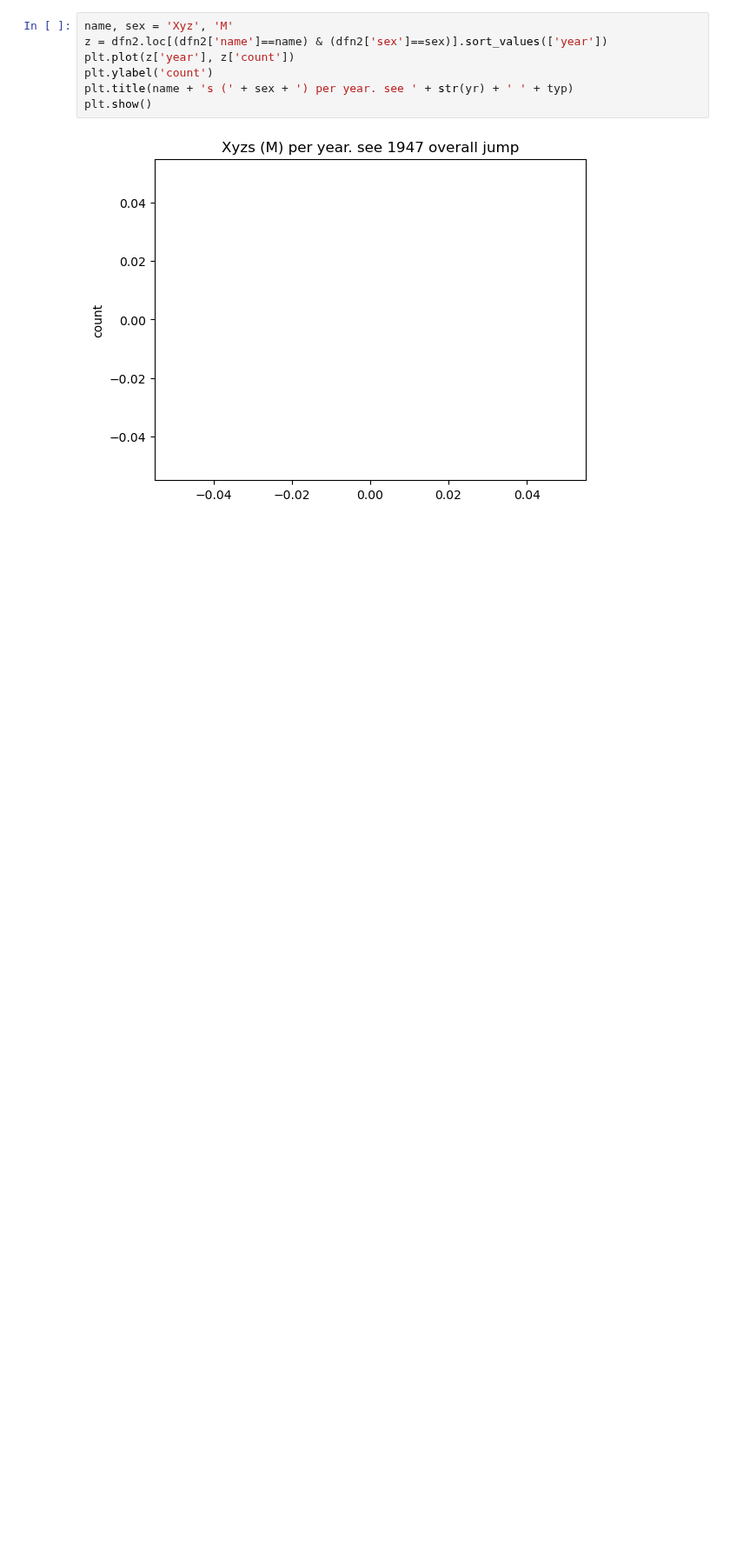
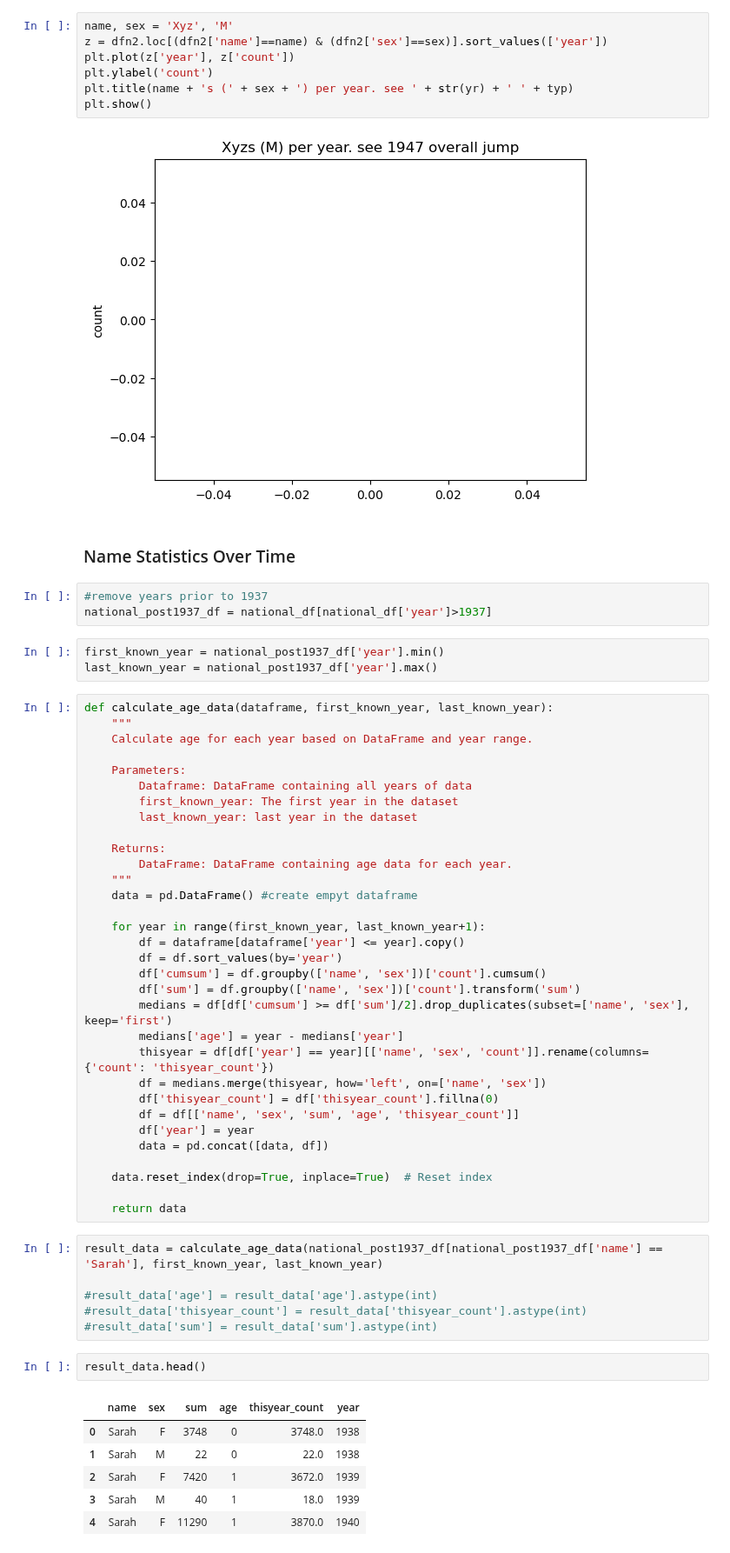
Before and after one commit to paulsch1/capstone, a Jupyter notebook: cap2_national.ipynb, the cells around one changed output. Shown at 87% size. Cells and saved outputs as stored; diff of their text form; blank space fills up the shorter version.

```diff
--- a/cap2_national.ipynb
+++ b/cap2_national.ipynb
@@ -212,3 +217,58 @@ plt.title(name + 's (' + sex + ') per year. see ' + str(yr) + ' ' + typ)
 plt.show()
 # %% [output]
 [figure]
+# %% [markdown]
+### Name Statistics Over Time
+# %%
+#remove years prior to 1937
+national_post1937_df = national_df[national_df['year']>1937]
+# %%
+first_known_year = national_post1937_df['year'].min()
+last_known_year = national_post1937_df['year'].max()
+# %%
+def calculate_age_data(dataframe, first_known_year, last_known_year):
+    """
+    Calculate age for each year based on DataFrame and year range.
+
+    Parameters:
+        Dataframe: DataFrame containing all years of data
+        first_known_year: The first year in the dataset
+        last_known_year: last year in the dataset
+
+    Returns:
+        DataFrame: DataFrame containing age data for each year.
+    """
+    data = pd.DataFrame() #create empyt dataframe
+
+    for year in range(first_known_year, last_known_year+1):
+        df = dataframe[dataframe['year'] <= year].copy()
+        df = df.sort_values(by='year')
+        df['cumsum'] = df.groupby(['name', 'sex'])['count'].cumsum()
+        df['sum'] = df.groupby(['name', 'sex'])['count'].transform('sum')
+        medians = df[df['cumsum'] >= df['sum']/2].drop_duplicates(subset=['name', 'sex'], keep='first')
+        medians['age'] = year - medians['year']
+        thisyear = df[df['year'] == year][['name', 'sex', 'count']].rename(columns={'count': 'thisyear_count'})
+        df = medians.merge(thisyear, how='left', on=['name', 'sex'])
+        df['thisyear_count'] = df['thisyear_count'].fillna(0)
+        df = df[['name', 'sex', 'sum', 'age', 'thisyear_count']]
+        df['year'] = year
+        data = pd.concat([data, df])
+
+    data.reset_index(drop=True, inplace=True)  # Reset index
+
+    return data
+# %%
+result_data = calculate_age_data(national_post1937_df[national_post1937_df['name'] == 'Sarah'], first_known_year, last_known_year)
+
+#result_data['age'] = result_data['age'].astype(int)
+#result_data['thisyear_count'] = result_data['thisyear_count'].astype(int)
+#result_data['sum'] = result_data['sum'].astype(int)
+# %%
+result_data.head()
+# %% [output]
+|  | name | sex | sum | age | thisyear_count | year |
+| 0 | Sarah | F | 3748 | 0 | 3748.0 | 1938 |
+| 1 | Sarah | M | 22 | 0 | 22.0 | 1938 |
+| 2 | Sarah | F | 7420 | 1 | 3672.0 | 1939 |
+| 3 | Sarah | M | 40 | 1 | 18.0 | 1939 |
+| 4 | Sarah | F | 11290 | 1 | 3870.0 | 1940 |
```
Also changed, not shown: parts of 8 cells of this notebook.
